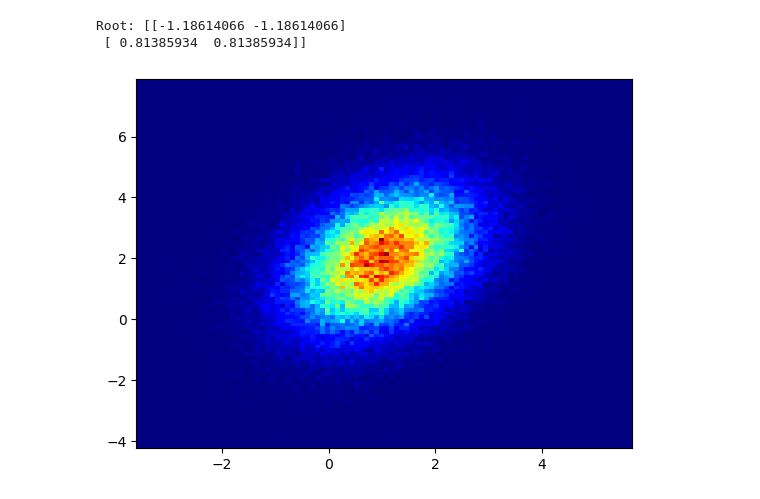
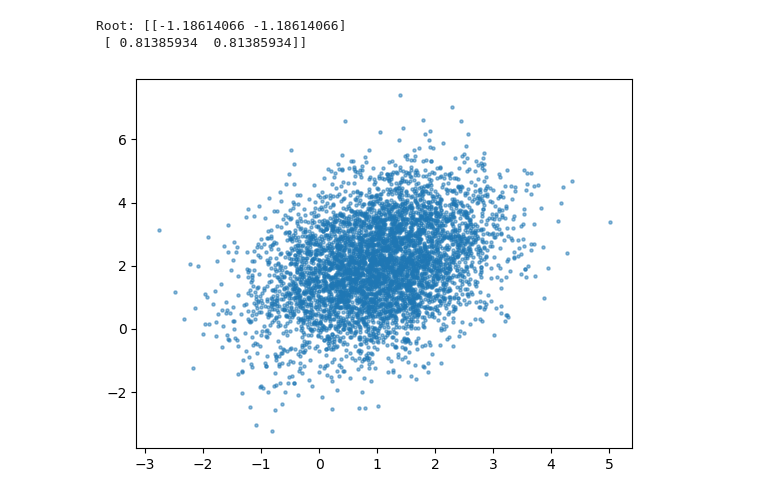
Before and after one commit to abjohnson117/515FinalProject, a Jupyter notebook: WPGD 2D.ipynb, the cells around one changed output. Cells and saved outputs as stored; diff of their text form; code cells hidden in the pictures.

```diff
--- a/WPGD 2D.ipynb
+++ b/WPGD 2D.ipynb
@@ -123,14 +123,14 @@ def Generate_random_points(n,mean,cov):
     return np.array(points)
 # %%
 # Example usage:
-n = 100000  # Number of random points
+n = 5000  # Number of random points
 mean = [1, 2]  # Mean of the distribution
 cov = [[1, 0.5], [0.5, 2]]  # Covariance matrix of the distribution
 random_points = Generate_random_points(n, mean, cov)
 # %%
-plt.hist2d(random_points[:,0], random_points[:,1], bins=(100, 100), cmap=plt.cm.jet)
+plt.scatter(random_points[:,0], random_points[:,1], s=5, alpha=0.5)
 plt.show()
 # %% [output]
-[figure, old version]
+[figure, new version]
 # %%
 # Initialize model parameters (mean and variance) according to explanation above; also parameters of distribution we're trying to match
```
Also changed, not shown: parts of 5 cells of this notebook, 1 other file.
